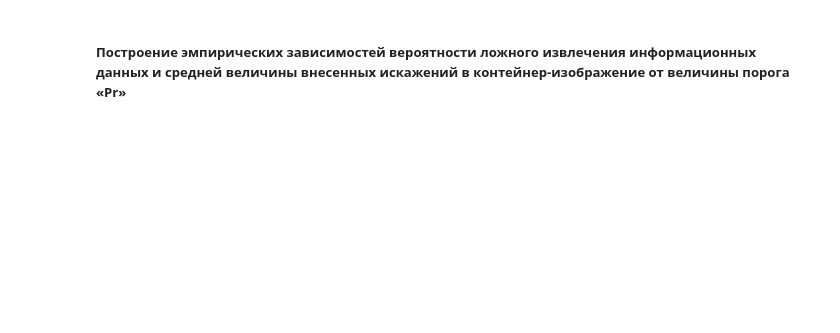
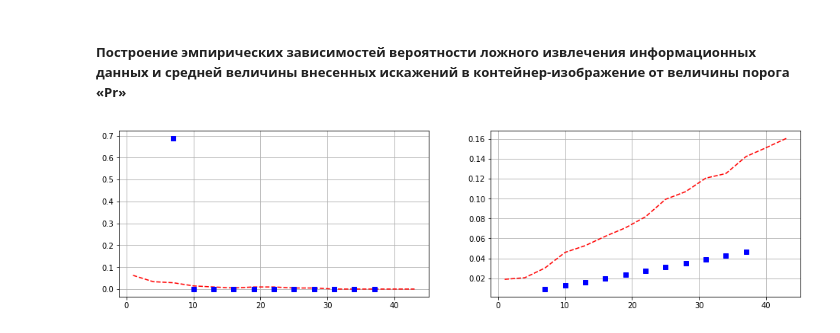
Before and after one commit to maxkrivich/steganography, a Jupyter notebook: lab4/lab4.ipynb, the cells around one changed output. Drawn from its saved outputs; the diff is of its cells as text; code cells hidden in the pictures; blank space fills up the shorter version.

```diff
--- a/lab4/lab4.ipynb
+++ b/lab4/lab4.ipynb
@@ -489,24 +491,25 @@ def decode_mod(blocks):
         elif abs(blocks[i].item((3, 1))) <= abs(blocks[i].item((1, 3))) and \
         abs(blocks[i].item((3, 2))) <= abs(blocks[i].item((1, 3))):
             ch += '0'
-        if len(ch) == 16:
+        if len(ch) == 8:
             if ch == MARKER:
                 return res
             try:
                 res += chr(int(ch, 2))
                 ch = ''
-            except UnicodeEncodeError:
+            except UnicodeEncodeError as ue:
+                print(ue)
                 return res
     return res
 # %% [markdown]
 ##### Тестирование
 # %%
-message = 'STEGANOGRAPHY'
+message = 'TEST'
 # %%
 with Image.open(IMG_TEMP.format(4)) as image:
     new_image = image.copy()
     r, g, b = image.split()
-    new_data = encode_mod(image, new_image, message, 40)
+    new_data = encode_mod(image, new_image, message, 35)
     Image.merge("RGB", (Image.fromarray(new_data), g, b)).save(STEG_IMG_TEMP.format(4))
 print("Исходное сообщение: {}".format(message))
 # %% [output]
@@ -523,7 +528,7 @@ print("Полученное сообщение: {}".format(new_message))
 X_4 = []
 X1_4 = []
 Y_4 = []
-for i in range(1, 45, 3):
+for i in range(7, 40, 3):
     with Image.open(IMG_TEMP.format(4)) as image:
         new_image = image.copy()
         r, g, b = image.split()
@@ -538,10 +543,10 @@ for i in range(1, 45, 3):
 
     m_bin = ''
     for c in message:
-        m_bin = m_bin + "{0:016b}".format(ord(c))
+        m_bin = m_bin + "{0:08b}".format(ord(c))
     m_new_bin = ''
     for c in new_message:
-        m_new_bin = m_new_bin + "{0:016b}".format(ord(c))
+        m_new_bin = m_new_bin + "{0:08b}".format(ord(c))
 
     v = 0
     for j in range(len(m_bin)):
@@ -569,2 +576,11 @@ plt.show()
 # %% [markdown]
 ##### Построение эмпирических зависимостей вероятности ложного извлечения информационных данных и средней величины внесенных искажений в контейнер-изображение от величины порога «Pr»
+# %%
+f,ax = plt.subplots(1, 2, figsize=(16, 4))
+ax[0].plot(Y, X, 'r--', Y_4, X_4, 'bs')
+ax[0].grid(True)
+ax[1].plot(Y, X1, 'r--', Y_4, X1_4, 'bs')
+ax[1].grid(True)
+plt.show()
+# %% [output]
+[figure, added]
```
Also changed, not shown: parts of 5 cells of this notebook, 1 other file.
